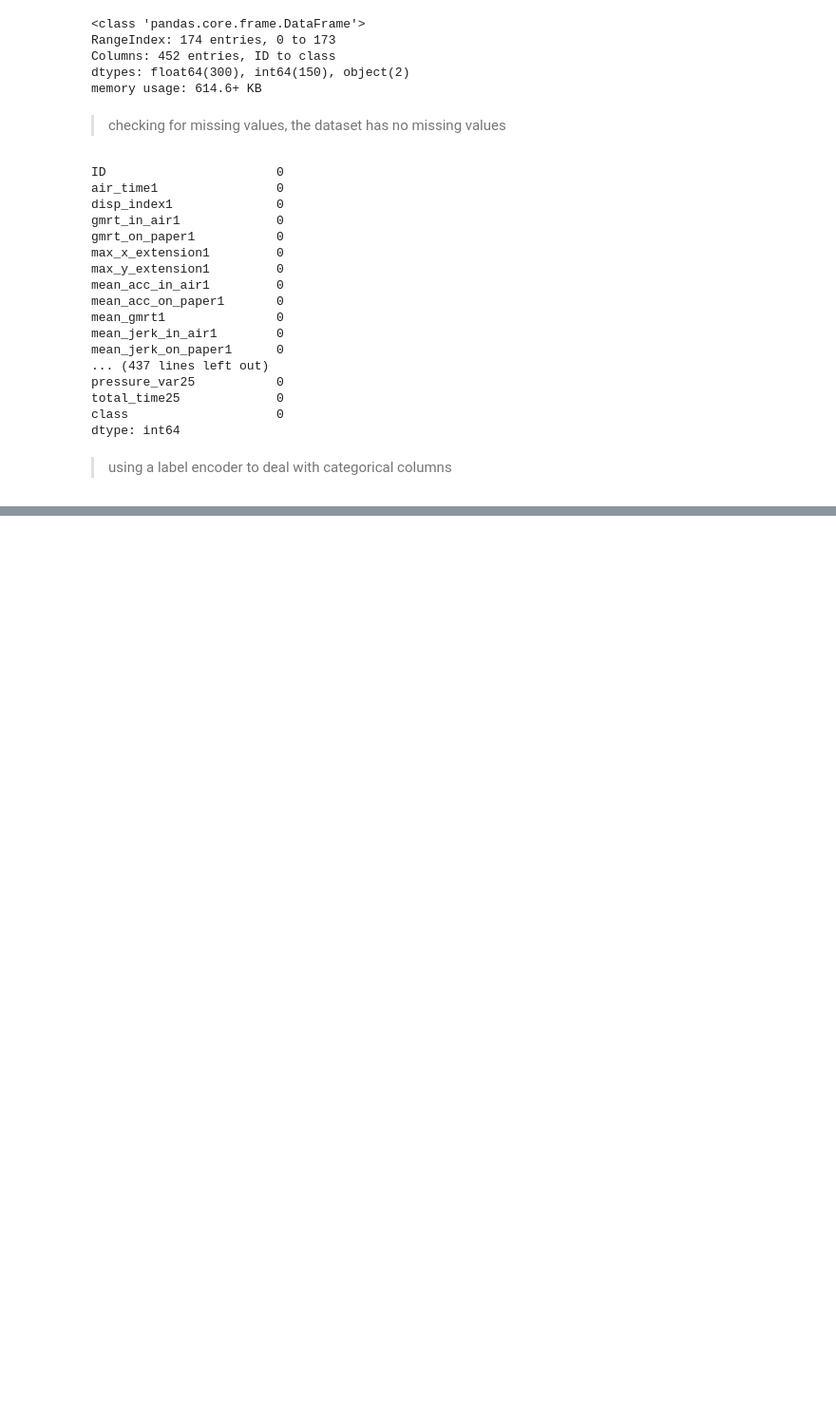
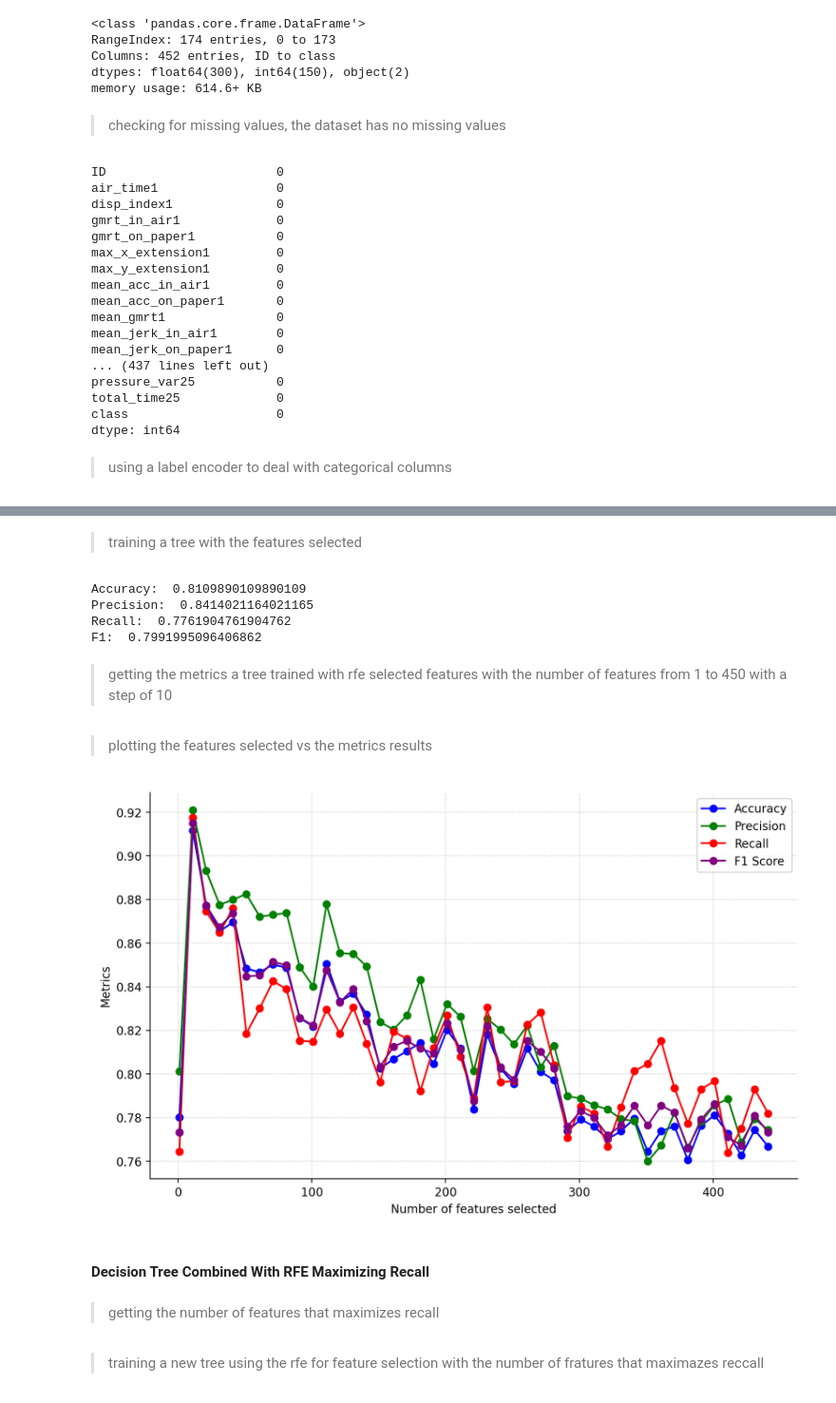
Before and after one commit to sofia-sartori/darwin_ds2, a Jupyter notebook: analysis/analysis.ipynb, the cells around one changed output, grey strips where cells are left out. Shown at 95% size. Cells and saved outputs as stored; diff of their text form; code cells hidden in the pictures; blank space fills up the shorter version.

Commit message:
adding feature selection

```diff
--- a/analysis/analysis.ipynb
+++ b/analysis/analysis.ipynb
@@ -91,0 +285,77 @@ for col in categorical_columns:
+# %% [markdown]
+> training a tree with the features selected
+# %%
+model_tree_rfe = DecisionTreeClassifier(random_state=RANDOM_STATE)
+model_tree_rfe.fit(X_train_rfe, y_train_rfe)
+
+#evaluate
+cv = RepeatedStratifiedKFold(n_splits=10, n_repeats=3, random_state=RANDOM_STATE)
+
+scoring = {
+    'accuracy': make_scorer(accuracy_score),
+    'precision': make_scorer(precision_score),
+    'recall': make_scorer(recall_score),
+    'f1': make_scorer(f1_score)
+}
+
+scores = cross_val_score(model_tree_rfe, X_train_rfe, y_train_rfe, cv=cv, scoring='accuracy')
+precision = cross_val_score(model_tree_rfe, X_train_rfe, y_train_rfe, cv=cv, scoring='precision')
+recall = cross_val_score(model_tree_rfe, X_train_rfe, y_train_rfe, cv=cv, scoring='recall')
+f1 = cross_val_score(model_tree_rfe, X_train_rfe, y_train_rfe, cv=cv, scoring='f1')
+
+print('Accuracy: ', np.mean(scores))
+print('Precision: ', np.mean(precision))
+print('Recall: ', np.mean(recall))
+print('F1: ', np.mean(f1))
+# %% [output]
+Accuracy:  0.8109890109890109
+Precision:  0.8414021164021165
+Recall:  0.7761904761904762
+F1:  0.7991995096406862
+# %% [markdown]
+> getting the metrics a tree trained with rfe selected features with the number of features from 1 to 450 with a step of 10
+# %%
+base_model = DecisionTreeClassifier(random_state=RANDOM_STATE)
+
+num_features_list = []
+accuracies = []
+precisions = []
+recalls = []
+f1_scores = []
+
+total_features = X.shape[1]
+
+for num_features in range(1, total_features + 1, 10):
+    rfe = RFE(estimator=base_model, n_features_to_select=num_features)
+    X_transformed = rfe.fit_transform(X, y)
+
+    accuracy = cross_val_score(base_model, X_transformed, y, cv=cv, scoring='accuracy')
+    precision = cross_val_score(base_model, X_transformed, y, cv=cv, scoring='precision')
+    recall = cross_val_score(base_model, X_transformed, y, cv=cv, scoring='recall')
+    f1 = cross_val_score(base_model, X_transformed, y, cv=cv, scoring='f1')
+
+    num_features_list.append(num_features)
+    accuracies.append(mean(accuracy))
+    precisions.append(mean(precision))
+    recalls.append(mean(recall))
+    f1_scores.append(mean(f1))
+# %% [markdown]
+> plotting the features selected vs the metrics results
+# %%
+plt.figure(figsize=(10, 6))
+plt.plot(num_features_list, accuracies, label="Accuracy", marker='o', color='blue')
+plt.plot(num_features_list, precisions, label="Precision", marker='o', color='green')
+plt.plot(num_features_list, recalls, label="Recall", marker='o', color='red')
+plt.plot(num_features_list, f1_scores, label="F1 Score", marker='o', color='purple')
+
+plt.xlabel("Number of features selected")
+plt.ylabel("Metrics")
+plt.legend()
+plt.grid(True)
+plt.show()
+# %% [output]
+[figure, added]
+# %% [markdown]
+#### Decision Tree Combined With RFE Maximizing Recall
+# %% [markdown]
+> getting the number of features that maximizes recall
@@ -91,0 +367,2 @@ for col in categorical_columns:
+# %% [markdown]
+> training a new tree using the rfe for feature selection with the number of fratures that maximazes reccall
```
Also changed, not shown: parts of 44 cells of this notebook.
